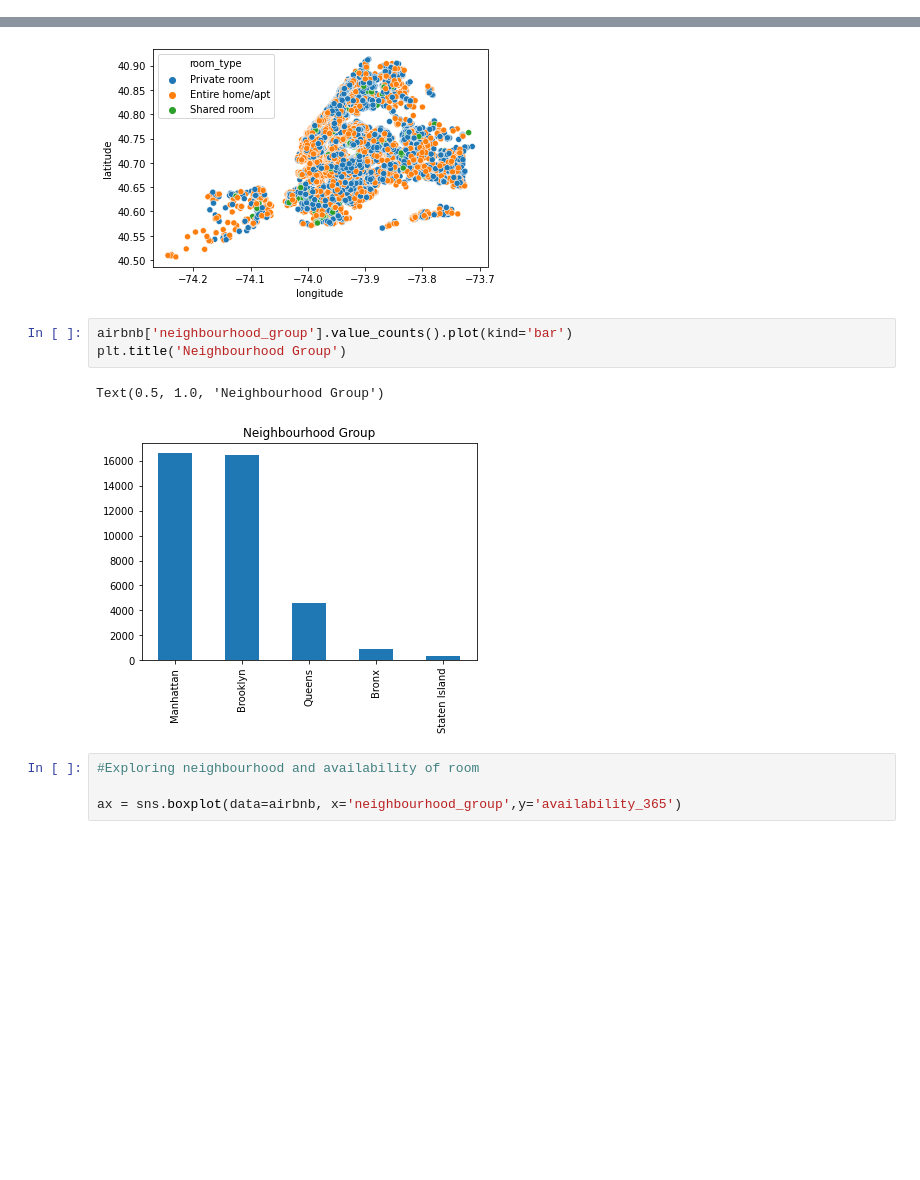
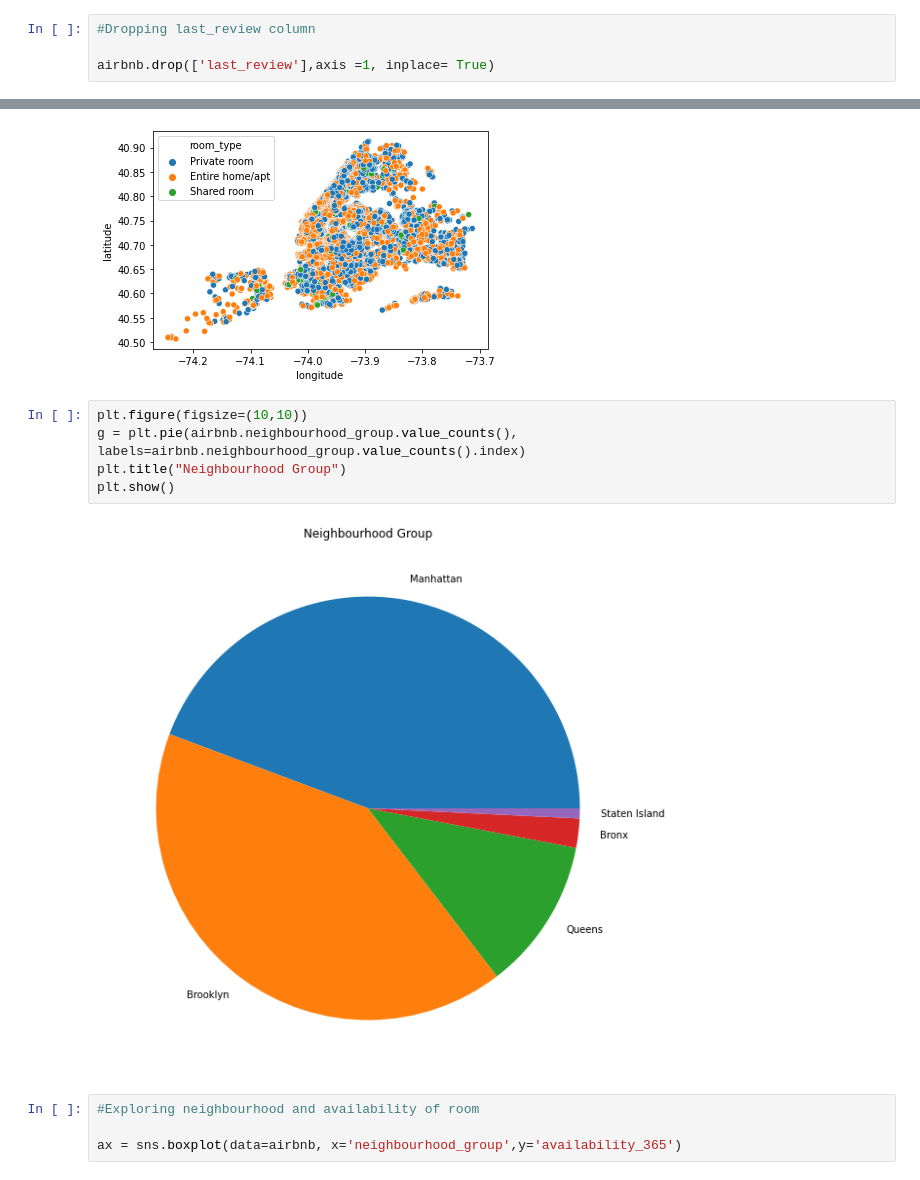
Before and after one commit to AnuragReddyMalipeddi/Capstone-Project-EDA1, a Jupyter notebook: Airbnb_Bookings_Analysis_Capstone_Project.ipynb, the cells around one changed output, grey strips where cells are left out. Drawn from its saved outputs; the diff is of its cells as text; blank space fills up the shorter version.

```diff
--- a/Airbnb_Bookings_Analysis_Capstone_Project.ipynb
+++ b/Airbnb_Bookings_Analysis_Capstone_Project.ipynb
@@ -92,6 +101,10 @@ reviews_per_month                     0
 calculated_host_listings_count        0
 availability_365                      0
 dtype: int64
+# %%
+#Dropping last_review column
+
+airbnb.drop(['last_review'],axis =1, inplace= True)
 # %%
 airbnb.describe(exclude='object')
 # %% [output]
@@ -157,12 +169,13 @@ sns.scatterplot(airbnb.longitude,airbnb.latitude,hue=airbnb.room_type)
 # %% [output]
 <matplotlib.axes._subplots.AxesSubplot at 0x...>
 [figure]
-# %%
-airbnb['neighbourhood_group'].value_counts().plot(kind='bar')
-plt.title('Neighbourhood Group')
-# %% [output]
-Text(0.5, 1.0, 'Neighbourhood Group')
-[figure, removed]
+# %%
+plt.figure(figsize=(10,10))
+g = plt.pie(airbnb.neighbourhood_group.value_counts(), labels=airbnb.neighbourhood_group.value_counts().index)
+plt.title("Neighbourhood Group")
+plt.show()
+# %% [output]
+[figure, added]
 # %%
 #Exploring neighbourhood and availability of room
 
```
Also changed, not shown: parts of 2 cells of this notebook.
